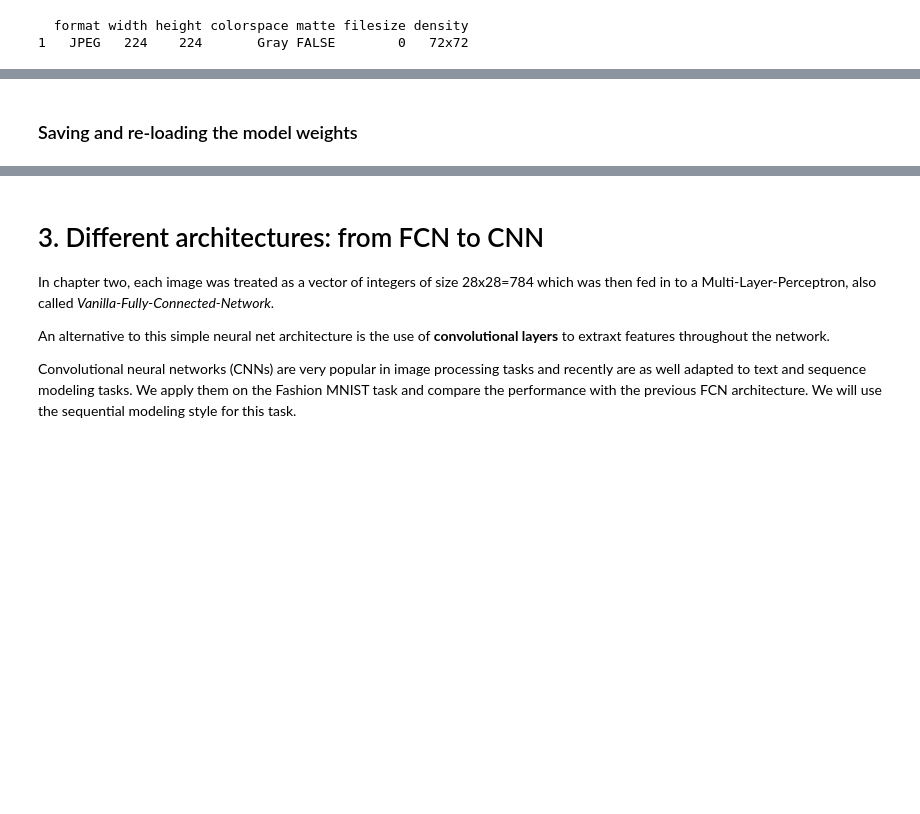
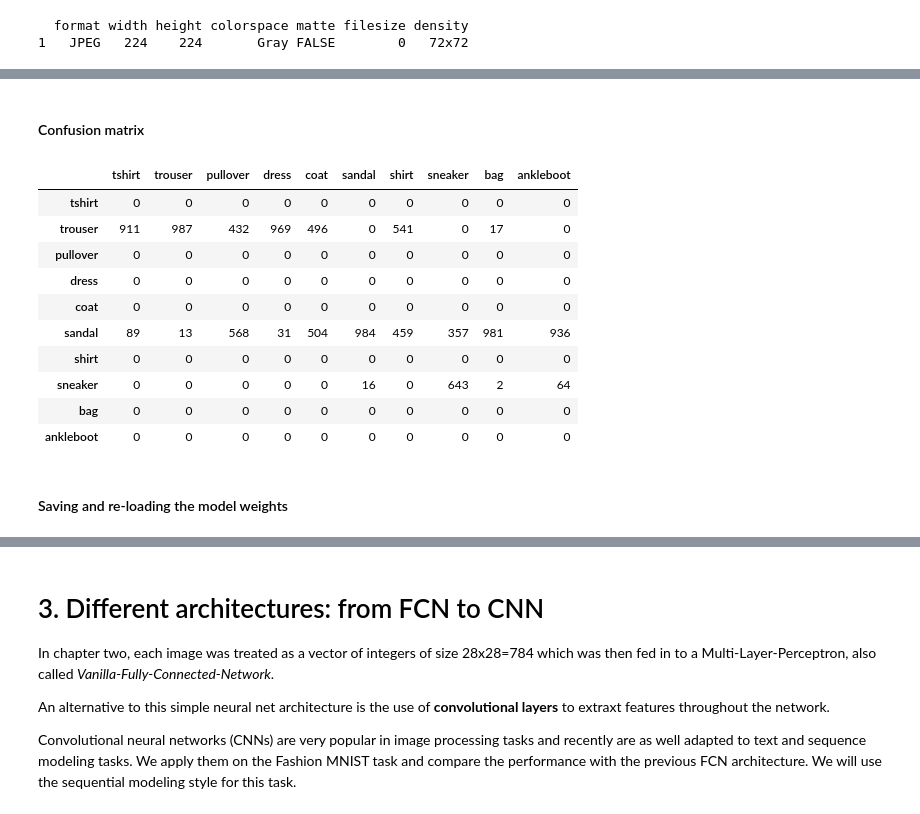
Before and after one commit to slds-lmu/rcourses_notebook_deeplearning, a Jupyter notebook: dl_showcase.ipynb, the cells around one changed output, grey strips where cells are left out. Cells and saved outputs as stored; diff of their text form; code cells hidden in the pictures; blank space fills up the shorter version.

```diff
--- a/dl_showcase.ipynb
+++ b/dl_showcase.ipynb
@@ -405,5 +418,45 @@ conf_matrix
+# %% [markdown]
+#### Confusion matrix
+# %%
+# instantiate empty confusion matrix as data frame
+conf_frame = as.data.frame(matrix(0, nrow = 10, ncol = 10))
+# transform factors to integers
+pred_frame$y = as.integer(pred_frame$y)
+pred_frame$yhat = as.integer(pred_frame$yhat)
+# loop over all possible true labels
+for(label in 1:10){
+    # filter for current label
+    dat = pred_frame %>%
+        dplyr::filter(y == label)
+    # loop over all predictable labels
+    for(pred in 1:10){
+        # count for each predictable label, how often it was predicted for which lass
+        conf_frame[pred, label] = length(which(dat[, 1] == pred))
+    }
+}
+# rename the columns with the actual label values
+colnames(conf_frame) = label_dict[, 1]
+rownames(conf_frame) = label_dict[, 1]
+# %%
+# inspect the confusion matrix
+# rows represent the predicted values and columns represent the true values
+# a perfect confusion matrix contains only non-zero values on the diagonal
+# how can we interpret those results?
+conf_frame
+# %% [output]
+|  | tshirt | trouser | pullover | dress | coat | sandal | shirt | sneaker | bag | ankleboot |
+| tshirt | 0 | 0 | 0 | 0 | 0 | 0 | 0 | 0 | 0 | 0 |
+| trouser | 911 | 987 | 432 | 969 | 496 | 0 | 541 | 0 | 17 | 0 |
+| pullover | 0 | 0 | 0 | 0 | 0 | 0 | 0 | 0 | 0 | 0 |
+| dress | 0 | 0 | 0 | 0 | 0 | 0 | 0 | 0 | 0 | 0 |
+| coat | 0 | 0 | 0 | 0 | 0 | 0 | 0 | 0 | 0 | 0 |
+| sandal | 89 | 13 | 568 | 31 | 504 | 984 | 459 | 357 | 981 | 936 |
+| shirt | 0 | 0 | 0 | 0 | 0 | 0 | 0 | 0 | 0 | 0 |
+| sneaker | 0 | 0 | 0 | 0 | 0 | 16 | 0 | 643 | 2 | 64 |
+| bag | 0 | 0 | 0 | 0 | 0 | 0 | 0 | 0 | 0 | 0 |
+| ankleboot | 0 | 0 | 0 | 0 | 0 | 0 | 0 | 0 | 0 | 0 |
 # %% [markdown]
-### Saving and re-loading the model weights
+#### Saving and re-loading the model weights
 # %%
 # save model weights and architecture to hdf5 file
 save_model_hdf5(object =  model_seq, filepath = './model_1.h5')
```
Also changed, not shown: parts of 71 cells of this notebook.
